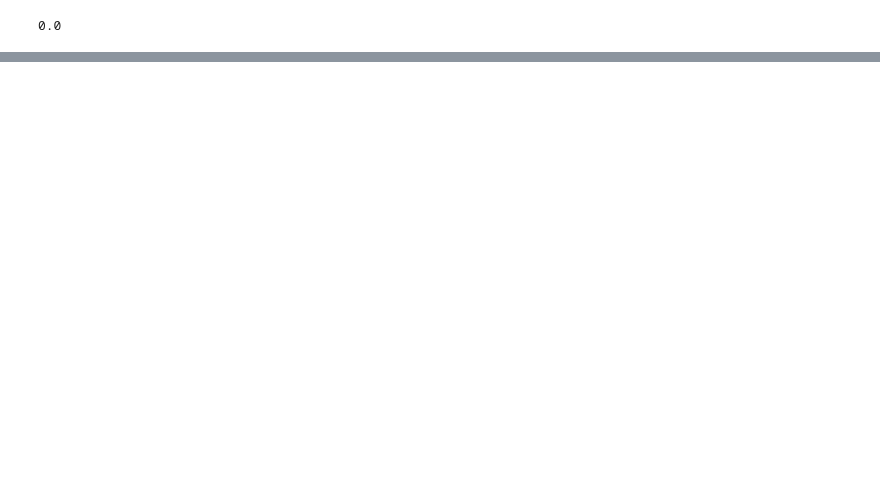
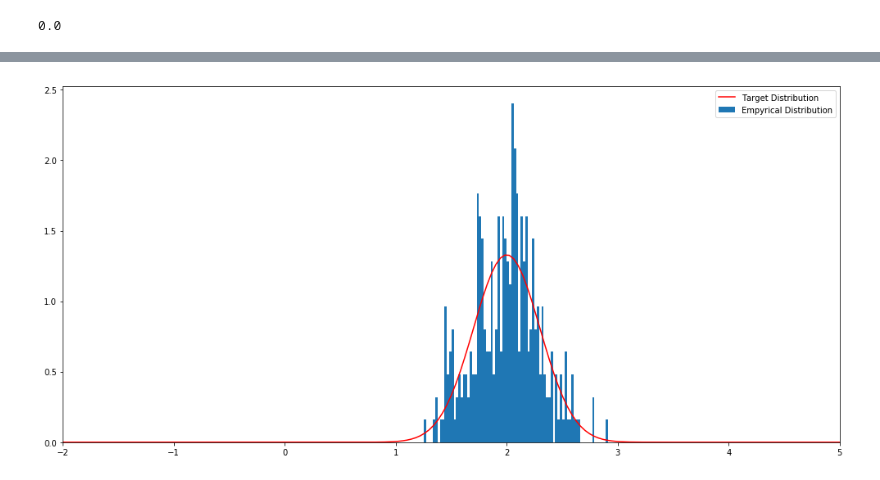
Before and after one commit to gergely-flamich/miracle-compression, a Jupyter notebook: code/compression/A-star-sampling.ipynb, the cells around one changed output, grey strips where cells are left out. Drawn from its saved outputs; the diff is of its cells as text; code cells hidden in the pictures; blank space fills up the shorter version.

Commit message:
Fast A-star sampling that can be coded is finished

```diff
--- a/code/compression/A-star-sampling.ipynb
+++ b/code/compression/A-star-sampling.ipynb
@@ -365,0 +851,27 @@ np.sum(np.abs(samples - decoded_samples))
+# %%
+# for reproducibility
+np.random.seed(4)
+
+samples = []
+sample_indices = []
+num_samples = 300
+
+for i in tqdm(range(num_samples)):
+    _, samp, samp_idx = a_star_sample_(prop_samp=lambda: norm.ppf(np.random.uniform()),
+                                         prop_log_mass=lambda a, b: np.log(norm.cdf(b) - norm.cdf(a)),
+                                         log_diff=log_diff,
+                                         region_bound=lambda a, b: normal_normal_region_bound(a,
+                                                                                             b,
+                                                                                             mu_prop,
+                                                                                             sigma_prop,
+                                                                                             mu_target,
+                                                                                             sigma_target),
+                                         samp_tree=normal_tree,
+                                         samp_list=None,#normal_approx_samp_block[:, 0],
+                                         seed=None,
+                                        verbose=False)
+
+    samples.append(samp)
+    sample_indices.append(samp_idx)
+
+samples = np.array(samples)
@@ -365,0 +880,10 @@ np.sum(np.abs(samples - decoded_samples))
+# %%
+plt.figure(figsize=(17, 8))
+plt.hist(samples, bins=80, density=True, label="Empyrical Distribution")
+plt.plot(xs, norm.pdf(xs, mu_target, sigma_target), color='r', label="Target Distribution")
+
+plt.xlim([mu_target - 4, mu_target + 3])
+plt.legend()
+plt.show()
+# %% [output]
+[figure, added]
```
Also changed, not shown: parts of 11 cells of this notebook, 5 other files.
